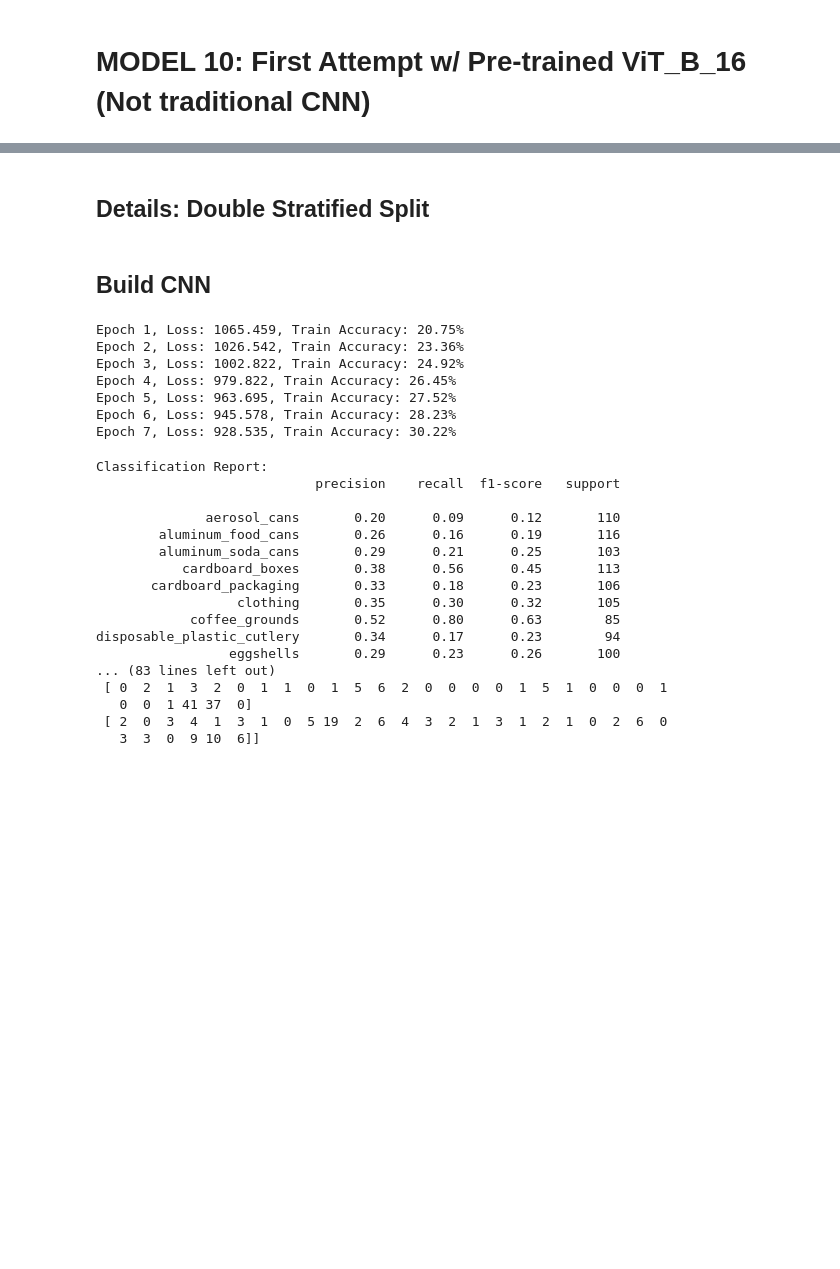
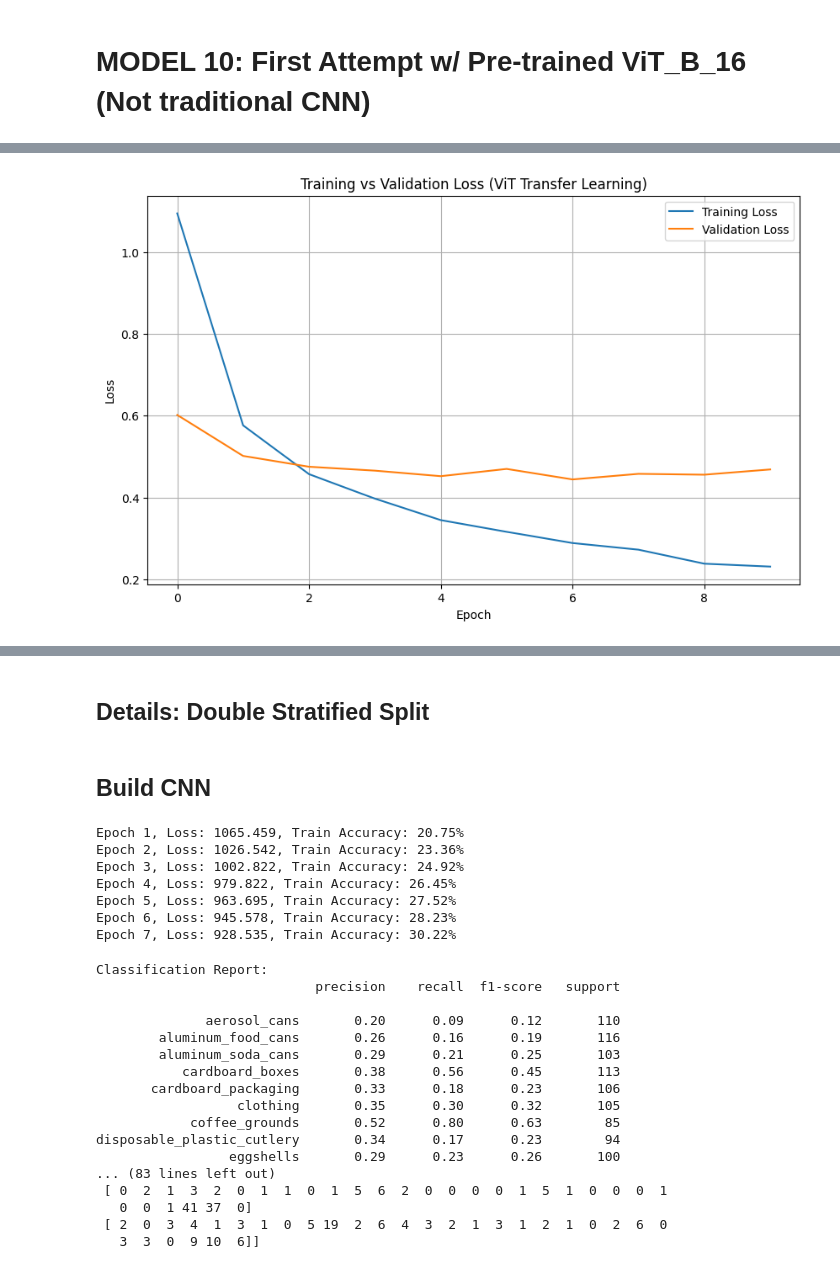
Before and after one commit to skozub25/Waste-Classification, a Jupyter notebook: wasteclassification.ipynb, the cells around one changed output, grey strips where cells are left out. Cells and saved outputs as stored; diff of their text form; code cells hidden in the pictures; blank space fills up the shorter version.

Commit message:
variout pretrained

```diff
--- a/wasteclassification.ipynb
+++ b/wasteclassification.ipynb
@@ -2500,16 +2588,6 @@ print(f"\n✅ Overall Test Accuracy (Double Stratified Split): {overall_acc:.2f}
 # %% [markdown]
 # MODEL 10: First Attempt w/ Pre-trained ViT_B_16 (Not traditional CNN)
 # %%
-import torch
-import torch.nn as nn
-from torchvision import transforms, models
-from torchvision.datasets import ImageFolder
-from torch.utils.data import DataLoader, Subset
-from tqdm import tqdm
-import matplotlib.pyplot as plt
-from sklearn.metrics import confusion_matrix, ConfusionMatrixDisplay
-import numpy as np
-
 # ----------------------
 # DEVICE SETUP
 # ----------------------
@@ -2519,7 +2597,7 @@ print(f"Using device: {device}")
 # ----------------------
 # TRANSFORMS (ViT expects 224x224 and ImageNet normalization)
 # ----------------------
-transform_train = transforms.Compose([
+transform_train_vit = transforms.Compose([
     transforms.Resize((224, 224)),
     transforms.RandomHorizontalFlip(),
     transforms.RandomRotation(10),
@@ -2528,7 +2606,7 @@ transform_train = transforms.Compose([
                          std=[0.229, 0.224, 0.225])
 ])
 
-transform_val = transforms.Compose([
+transform_val_vit = transforms.Compose([
     transforms.Resize((224, 224)),
     transforms.ToTensor(),
     transforms.Normalize(mean=[0.485, 0.456, 0.406],
@@ -2538,63 +2616,64 @@ transform_val = transforms.Compose([
 # ----------------------
 # LOAD DATASETS AND SPLITS
 # ----------------------
-full_dataset_train = ImageFolder("images/", transform=transform_train)
-full_dataset_val = ImageFolder("images/", transform=transform_val)
+full_dataset_train_vit = ImageFolder("images/", transform=transform_train_vit)
+full_dataset_val_vit = ImageFolder("images/", transform=transform_val_vit)
 
-train_loader = DataLoader(Subset(full_dataset_train, double_strat_train_dataset.indices), batch_size=32, shuffle=True)
-val_loader = DataLoader(Subset(full_dataset_val, double_strat_val_dataset.indices), batch_size=32, shuffle=False)
-test_loader = DataLoader(Subset(full_dataset_val, double_strat_test_dataset.indices), batch_size=32, shuffle=False)
+train_loader_vit = DataLoader(Subset(full_dataset_train_vit, double_strat_train_dataset.indices), batch_size=32, shuffle=True)
+val_loader_vit = DataLoader(Subset(full_dataset_val_vit, double_strat_val_dataset.indices), batch_size=32, shuffle=False)
+test_loader_vit = DataLoader(Subset(full_dataset_val_vit, double_strat_test_dataset.indices), batch_size=32, shuffle=False)
+test_paths_vit = [full_dataset_val_vit.samples[i][0] for i in double_strat_test_dataset.indices]
 
 # ----------------------
 # MODEL SETUP (ViT)
 # ----------------------
-num_classes = len(full_dataset_train.classes)
-model = models.vit_b_16(pretrained=True)
+num_classes = len(full_dataset_train_vit.classes)
+model_vit = models.vit_b_16(pretrained=True)
 
 # Freeze all layers
-for param in model.parameters():
+for param in model_vit.parameters():
     param.requires_grad = False
 
 # Replace classifier head
-model.heads = nn.Sequential(
-    nn.Linear(model.heads.head.in_features, 256),
+model_vit.heads = nn.Sequential(
+    nn.Linear(model_vit.heads.head.in_features, 256),
     nn.ReLU(),
     nn.Dropout(0.5),
     nn.Linear(256, num_classes)
 )
 
-model = model.to(device)
+model_vit = model_vit.to(device)
 
 # ----------------------
 # LOSS, OPTIMIZER, TRAINING CONFIG
 # ----------------------
-criterion = nn.CrossEntropyLoss()
-optimizer = torch.optim.Adam(model.heads.parameters(), lr=0.001, weight_decay=1e-4)
+criterion_vit = nn.CrossEntropyLoss()
+optimizer_vit = torch.optim.Adam(model_vit.heads.parameters(), lr=0.001, weight_decay=1e-4)
 
-num_epochs = 25
-patience = 3
-best_val_loss = float('inf')
-patience_counter = 0
-history = {"loss": [], "val_loss": []}
+num_epochs_vit = 25
+patience_vit = 3
+best_val_loss_vit = float('inf')
+patience_counter_vit = 0
+history_vit = {"loss": [], "val_loss": []}
 
 # ----------------------
 # TRAINING LOOP
 # ----------------------
-for epoch in range(num_epochs):
-    model.train()
+for epoch in range(num_epochs_vit):
+    model_vit.train()
     running_loss = 0.0
     correct = 0
     total = 0
-    loop = tqdm(train_loader, total=len(train_loader), leave=False)
+    loop = tqdm(train_loader_vit, total=len(train_loader_vit), leave=False)
 
     for images, labels in loop:
         images, labels = images.to(device), labels.to(device)
-        outputs = model(images)
-        loss = criterion(outputs, labels)
+        outputs = model_vit(images)
+        loss = criterion_vit(outputs, labels)
 
-        optimizer.zero_grad()
+        optimizer_vit.zero_grad()
         loss.backward()
-        optimizer.step()
+        optimizer_vit.step()
 
         running_loss += loss.item()
         _, predicted = torch.max(outputs, 1)
@@ -2606,33 +2685,33 @@ for epoch in range(num_epochs):
             "loss": f"{running_loss / (loop.n + 1):.4f}"
         })
 
-    train_loss = running_loss / len(train_loader)
-    history["loss"].append(train_loss)
+    train_loss = running_loss / len(train_loader_vit)
+    history_vit["loss"].append(train_loss)
 
     # ----------------------
     # VALIDATION
     # ----------------------
-    model.eval()
+    model_vit.eval()
     val_loss = 0.0
     with torch.no_grad():
-        for images, labels in val_loader:
+        for images, labels in val_loader_vit:
             images, labels = images.to(device), labels.to(device)
-            outputs = model(images)
-            loss = criterion(outputs, labels)
+            outputs = model_vit(images)
+            loss = criterion_vit(outputs, labels)
             val_loss += loss.item()
 
-    val_loss /= len(val_loader)
-    history["val_loss"].append(val_loss)
+    val_loss /= len(val_loader_vit)
+    history_vit["val_loss"].append(val_loss)
 
     print(f"Epoch {epoch+1} | Train Loss: {train_loss:.4f} | Val Loss: {val_loss:.4f}")
 
-    if val_loss < best_val_loss:
-        best_val_loss = val_loss
-        patience_counter = 0
-        torch.save(model.state_dict(), "best_vit_model.pt")
+    if val_loss < best_val_loss_vit:
+        best_val_loss_vit = val_loss
+        patience_counter_vit = 0
+        torch.save(model_vit.state_dict(), "best_vit_model.pt")
     else:
-        patience_counter += 1
-        if patience_counter >= patience:
+        patience_counter_vit += 1
+        if patience_counter_vit >= patience_vit:
             print(f"Early stopping triggered after {epoch+1} epochs.")
             break
 
@@ -2640,11 +2719,12 @@ for epoch in range(num_epochs):
 # PLOT LOSS CURVES
 # ----------------------
 plt.figure(figsize=(10, 6))
-plt.plot(history["loss"], label="Training Loss")
-plt.plot(history["val_loss"], label="Validation Loss")
+plt.plot(history_vit["loss"], label="Training Loss")
+plt.plot(history_vit["val_loss"], label="Validation Loss")
 plt.xlabel("Epoch")
 plt.ylabel("Loss")
 plt.title("Training vs Validation Loss (ViT Transfer Learning)")
 plt.legend()
 plt.grid(True)
 plt.show()
+# %% [output]
@@ -2651,2 +2744,3 @@ plt.show()
+[figure, added]
 # %%
 # ----------------------
```
Also changed, not shown: parts of 8 cells of this notebook.
